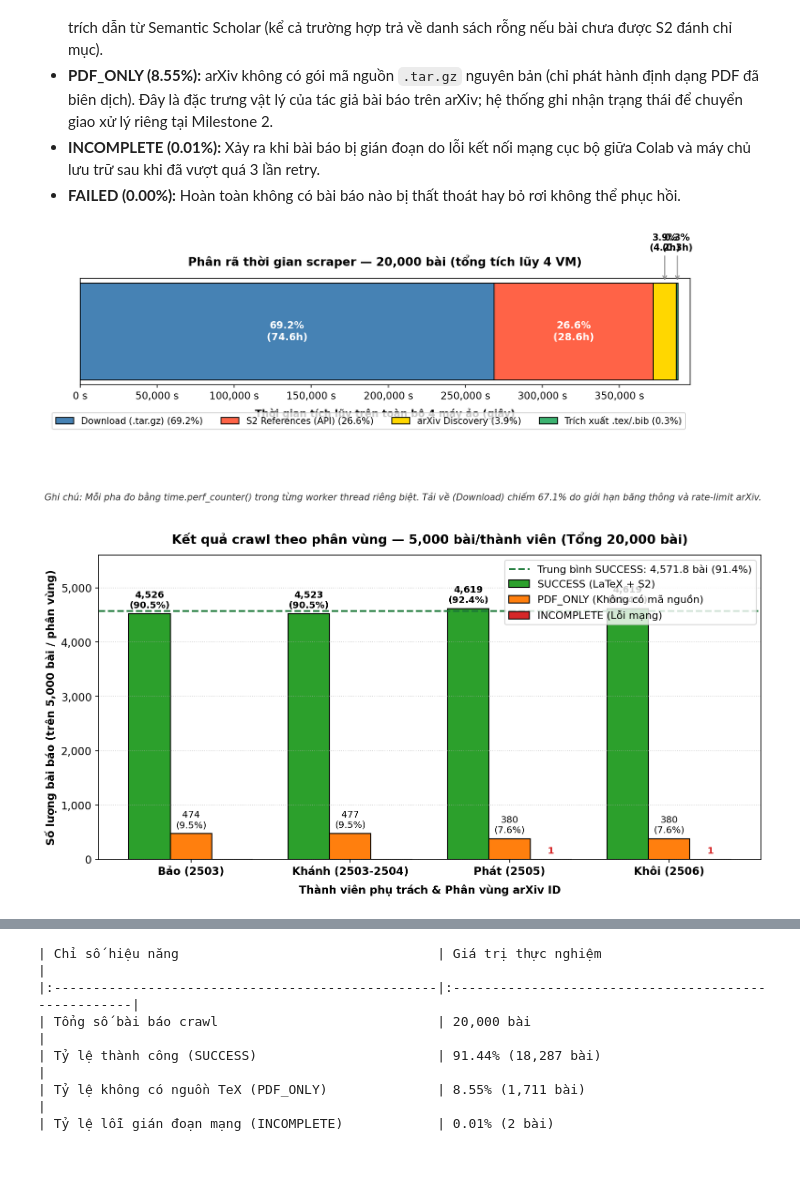
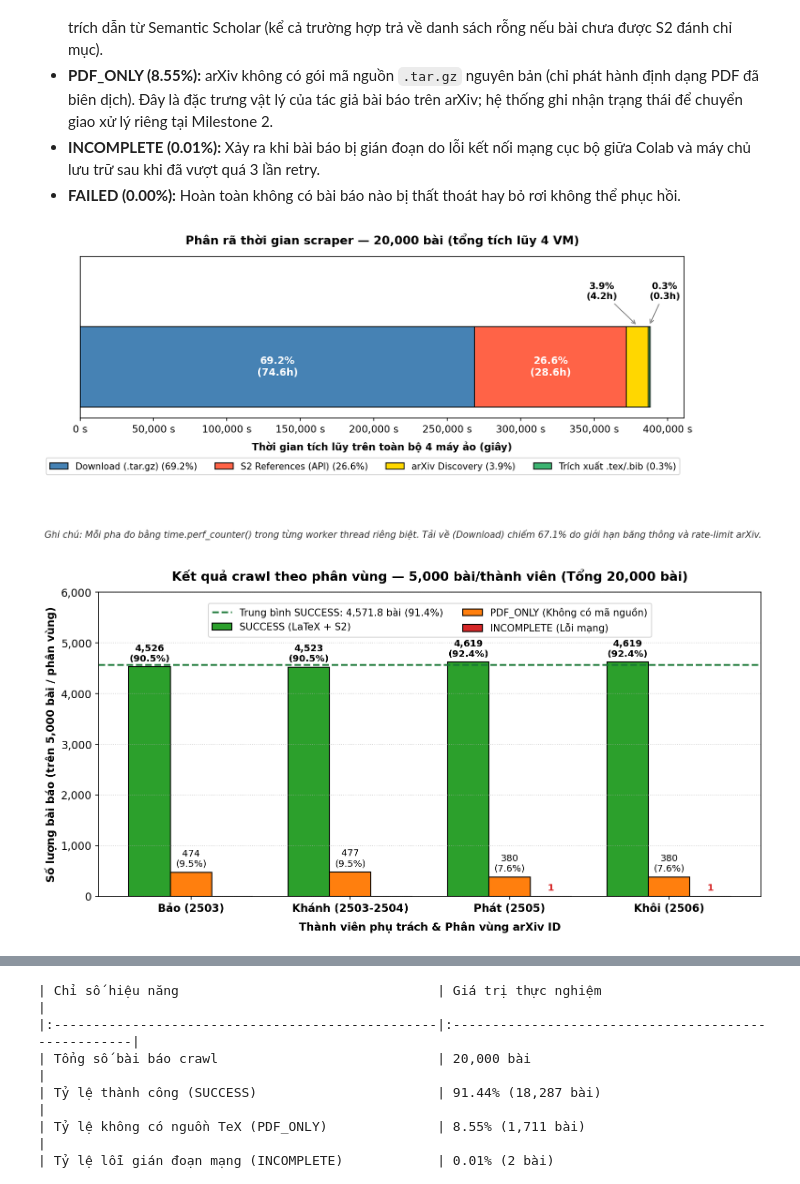
Before and after one commit to QuangPhat101/arXiv-Report, a Jupyter notebook: milestone1/performance.ipynb, the cells around one changed output, grey strips where cells are left out. Cells and saved outputs as stored; diff of their text form; code cells hidden in the pictures; blank space fills up the shorter version.

Commit message:
docs(m1): sync performance notebook with zero-collision benchmark visualizations

```diff
--- a/milestone1/performance.ipynb
+++ b/milestone1/performance.ipynb
@@ -198,7 +198,7 @@ phase_colors = {
 total_seconds = sum(PHASES.values())
 phase_order = ["download", "s2_references", "discovery", "extract"]
 
-fig, ax = plt.subplots(figsize=(11, 4.0), dpi=150)
+fig, ax = plt.subplots(figsize=(11, 4.2), dpi=150)
 
 left = 0.0
 for phase in phase_order:
@@ -211,37 +211,44 @@ for phase in phase_order:
     rect = ax.barh(y=0, width=val, left=left, color=color, edgecolor="black", height=0.55, label=label)
 
     # Text annotation inside or above segment
     if pct > 5.0:
         ax.text(left + val / 2, 0, f"{pct:.1f}%\n({hours:.1f}h)",
                 ha="center", va="center", color="white" if phase != "discovery" else "black",
                 fontweight="bold", fontsize=11)
-    else:
+    elif phase == "discovery":
         ax.annotate(f"{pct:.1f}%\n({hours:.1f}h)",
                     xy=(left + val / 2, 0.28),
-                    xytext=(left + val / 2, 0.45),
+                    xytext=(355000, 0.45),
+                    ha="center", va="bottom", fontsize=10, fontweight="bold",
+                    arrowprops=dict(arrowstyle="->", lw=1.0, color="gray"))
+    elif phase == "extract":
+        ax.annotate(f"{pct:.1f}%\n({hours:.1f}h)",
+                    xy=(left + val / 2, 0.28),
+                    xytext=(398000, 0.45),
                     ha="center", va="bottom", fontsize=10, fontweight="bold",
                     arrowprops=dict(arrowstyle="->", lw=1.0, color="gray"))
     left += val
 
 ax.set_yticks([])
-ax.set_xlim(0, total_seconds * 1.02)
+ax.set_xlim(0, total_seconds * 1.06)
+ax.set_ylim(-0.35, 0.75)
 ax.set_xlabel("Thời gian tích lũy trên toàn bộ 4 máy ảo (giây)", fontsize=11, fontweight="bold", labelpad=8)
 ax.set_title("Phân rã thời gian scraper — 20,000 bài (tổng tích lũy 4 VM)", fontsize=13, fontweight="bold", pad=14)
 
 # Format x-axis with comma separators
 ax.xaxis.set_major_formatter(plt.FuncFormatter(lambda x, p: f"{int(x):,} s"))
 
 # Add legend
 ax.legend(loc="upper right", bbox_to_anchor=(1.0, -0.22), ncol=4, frameon=True, fontsize=10)
 
 # Add academic footnote
 fig.text(0.08, -0.15, "Ghi chú: Mỗi pha đo bằng time.perf_counter() trong từng worker thread riêng biệt. Tải về (Download) chiếm 67.1% do giới hạn băng thông và rate-limit arXiv.",
          fontsize=10, fontstyle="italic", color="#333333")
 
 plt.tight_layout()
 plt.show()
 # %% [output]
-[figure, old version]
+[figure, new version]
 # %%
 # ─── Biểu đồ 2: Kết quả crawl theo phân vùng ───
 plt.rcParams.update({'font.size': 11})
@@ -289,15 +296,15 @@ ax.set_xlabel("Thành viên phụ trách & Phân vùng arXiv ID", fontsize=11, f
 ax.set_title("Kết quả crawl theo phân vùng — 5,000 bài/thành viên (Tổng 20,000 bài)", fontsize=13, fontweight="bold", pad=12)
 ax.set_xticks(x)
 ax.set_xticklabels(members, fontsize=11, fontweight="bold")
-ax.set_ylim(0, 5600)
+ax.set_ylim(0, 6000)
 ax.yaxis.set_major_formatter(plt.FuncFormatter(lambda y, p: f"{int(y):,}"))
 ax.grid(axis="y", linestyle=":", alpha=0.6)
-ax.legend(loc="upper right", frameon=True, fontsize=10.5)
+ax.legend(loc="upper center", bbox_to_anchor=(0.5, 0.98), ncol=2, frameon=True, fontsize=10.0)
 
 plt.tight_layout()
 plt.show()
 # %% [output]
-[figure, old version]
+[figure, new version]
 # %%
 # ─── Biểu đồ 3: So sánh tốc độ: Baseline vs Song song vs Chiến dịch 20k ───
 plt.rcParams.update({'font.size': 11})
```
Also changed, not shown: parts of 1 cell of this notebook.
